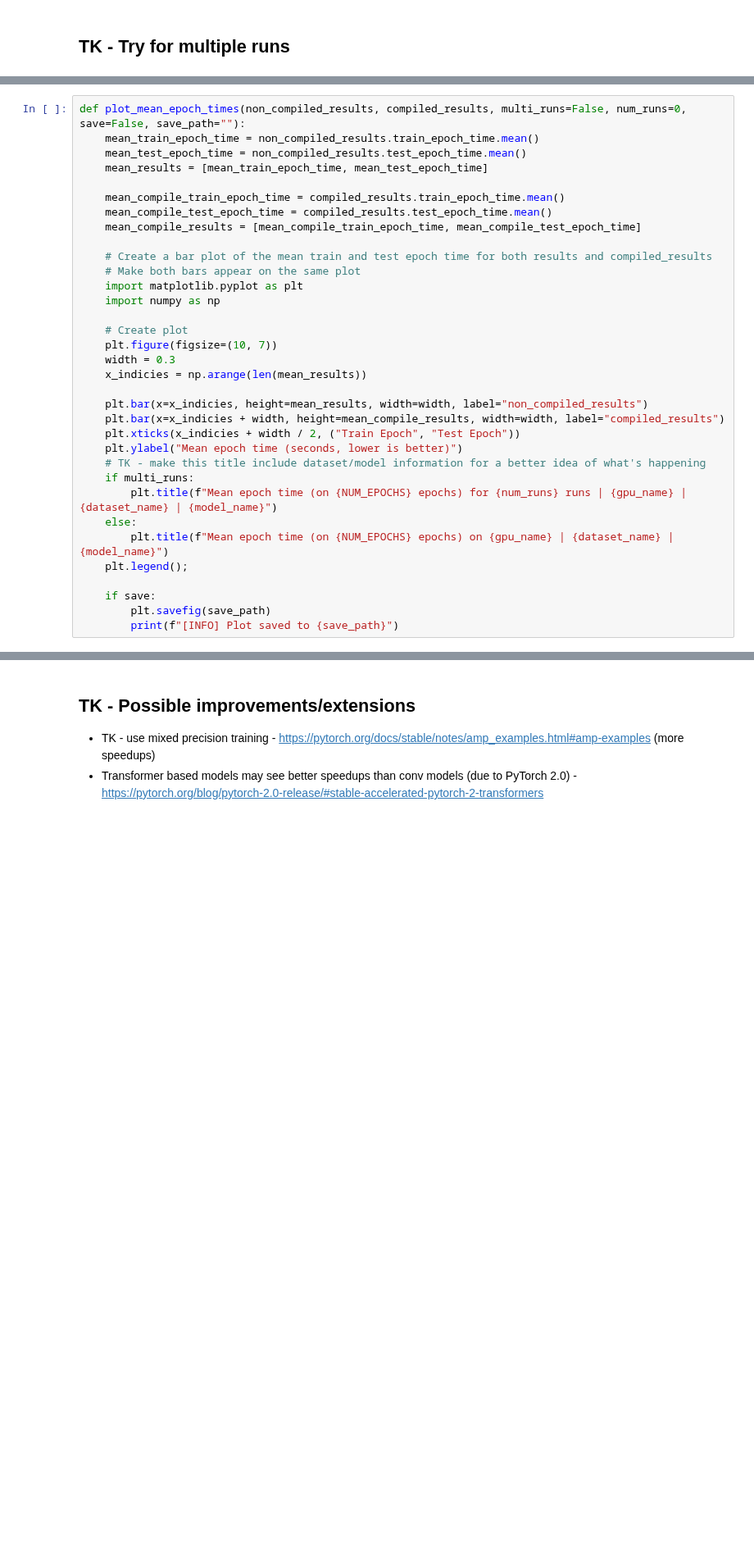
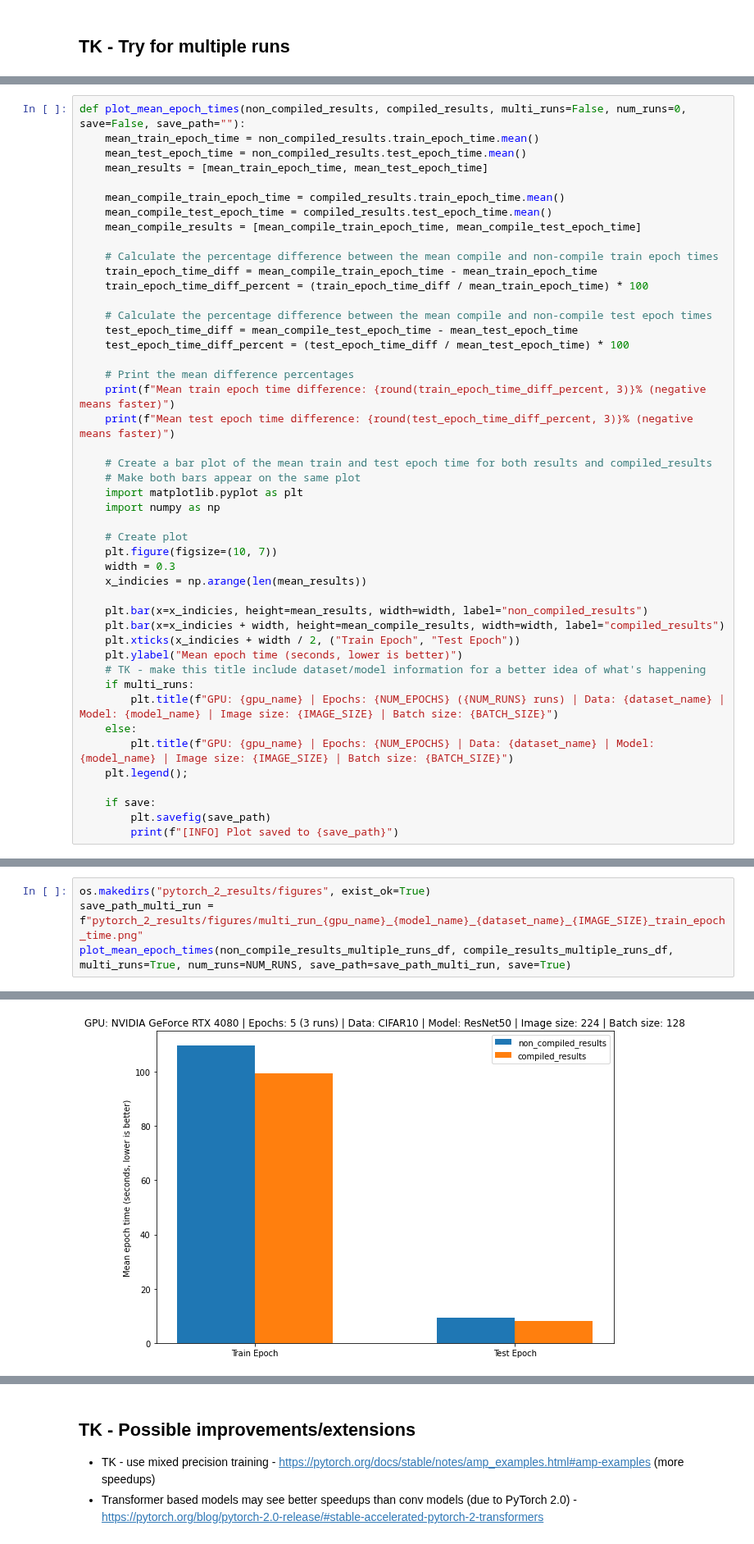
Before and after one commit to mrdbourke/pytorch-deep-learning, a Jupyter notebook: extras/pytorch_2_intro.ipynb, the cells around one changed output, grey strips where cells are left out. Shown at 82% size. Cells and saved outputs as stored; diff of their text form; blank space fills up the shorter version.

```diff
--- a/extras/pytorch_2_intro.ipynb
+++ b/extras/pytorch_2_intro.ipynb
@@ -824,6 +867,18 @@ def plot_mean_epoch_times(non_compiled_results, compiled_results, multi_runs=Fal
     mean_compile_train_epoch_time = compiled_results.train_epoch_time.mean()
     mean_compile_test_epoch_time = compiled_results.test_epoch_time.mean()
     mean_compile_results = [mean_compile_train_epoch_time, mean_compile_test_epoch_time]
+
+    # Calculate the percentage difference between the mean compile and non-compile train epoch times
+    train_epoch_time_diff = mean_compile_train_epoch_time - mean_train_epoch_time
+    train_epoch_time_diff_percent = (train_epoch_time_diff / mean_train_epoch_time) * 100
+
+    # Calculate the percentage difference between the mean compile and non-compile test epoch times
+    test_epoch_time_diff = mean_compile_test_epoch_time - mean_test_epoch_time
+    test_epoch_time_diff_percent = (test_epoch_time_diff / mean_test_epoch_time) * 100
+
+    # Print the mean difference percentages
+    print(f"Mean train epoch time difference: {round(train_epoch_time_diff_percent, 3)}% (negative means faster)")
+    print(f"Mean test epoch time difference: {round(test_epoch_time_diff_percent, 3)}% (negative means faster)")
 
     # Create a bar plot of the mean train and test epoch time for both results and compiled_results
     # Make both bars appear on the same plot
@@ -841,9 +896,9 @@ def plot_mean_epoch_times(non_compiled_results, compiled_results, multi_runs=Fal
     plt.ylabel("Mean epoch time (seconds, lower is better)")
     # TK - make this title include dataset/model information for a better idea of what's happening
     if multi_runs:
-        plt.title(f"Mean epoch time (on {NUM_EPOCHS} epochs) for {num_runs} runs | {gpu_name} | {dataset_name} | {model_name}")
+        plt.title(f"GPU: {gpu_name} | Epochs: {NUM_EPOCHS} ({NUM_RUNS} runs) | Data: {dataset_name} | Model: {model_name} | Image size: {IMAGE_SIZE} | Batch size: {BATCH_SIZE}")
     else:
-        plt.title(f"Mean epoch time (on {NUM_EPOCHS} epochs) on {gpu_name} | {dataset_name} | {model_name}")
+        plt.title(f"GPU: {gpu_name} | Epochs: {NUM_EPOCHS} | Data: {dataset_name} | Model: {model_name} | Image size: {IMAGE_SIZE} | Batch size: {BATCH_SIZE}")
     plt.legend();
 
     if save:
@@ -855,0 +907,5 @@ plot_mean_epoch_times(non_compile_results_multiple_runs_df, compile_results_mult
+# %%
+os.makedirs("pytorch_2_results/figures", exist_ok=True)
+save_path_multi_run = f"pytorch_2_results/figures/multi_run_{gpu_name}_{model_name}_{dataset_name}_{IMAGE_SIZE}_train_epoch_time.png"
+plot_mean_epoch_times(non_compile_results_multiple_runs_df, compile_results_multiple_runs_df, multi_runs=True, num_runs=NUM_RUNS, save_path=save_path_multi_run, save=True)
+# %% [output]
@@ -856,3 +915,4 @@ plot_mean_epoch_times(non_compile_results_multiple_runs_df, compile_results_mult
+[figure, added]
 # %%
 save_name_for_multi_run_non_compiled_results = f"multi_run_non_compiled_results_{NUM_RUNS}_runs_{dataset_name}_{model_name}_{gpu_name.replace(' ', '_')}.csv"
 save_name_for_multi_run_compiled_results = f"multi_run_compiled_results_{NUM_RUNS}_runs_{dataset_name}_{model_name}_{gpu_name.replace(' ', '_')}.csv"
```
Also changed, not shown: parts of 14 cells of this notebook, 13 other files.
